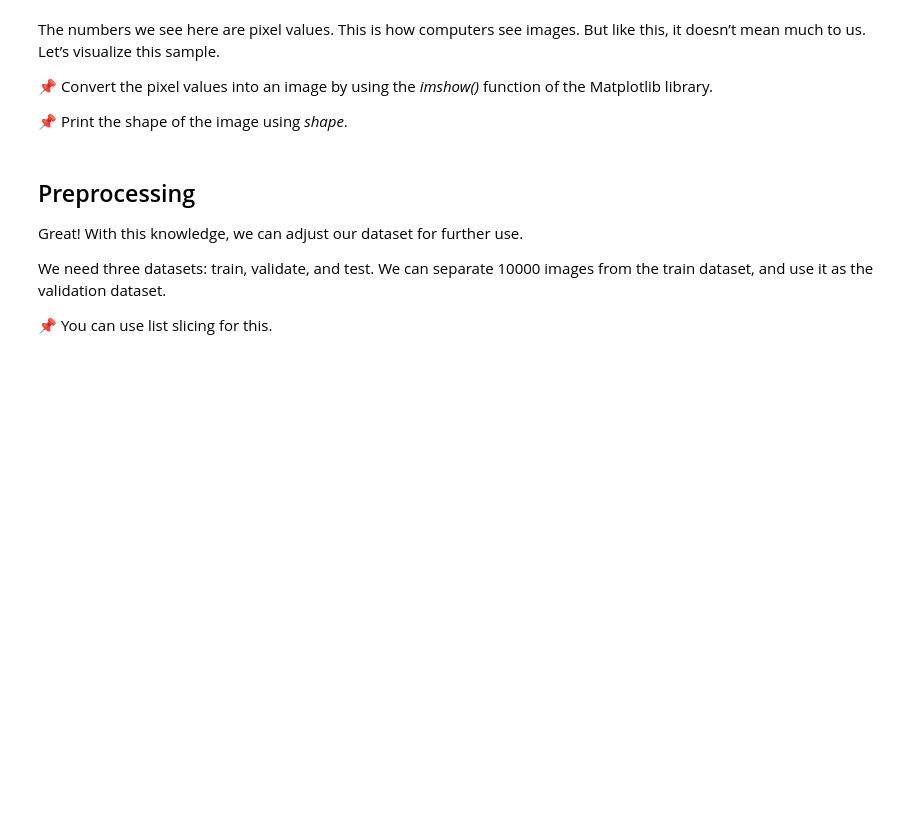
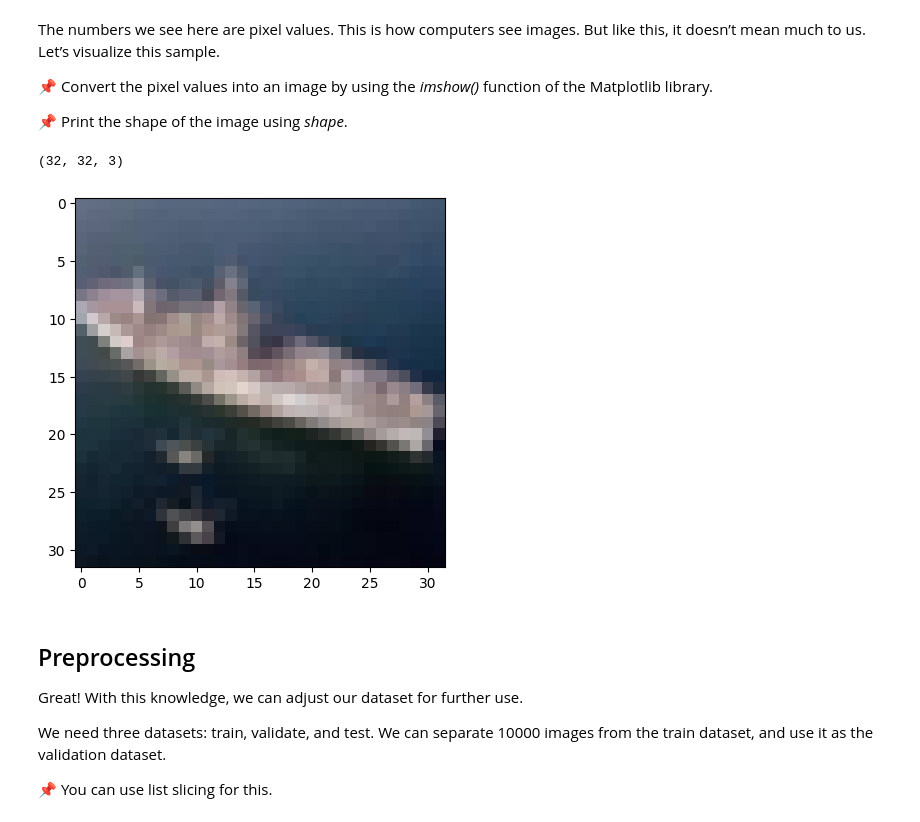
Before and after one commit to shubschmid/Convolutional-Neural-Network, a Jupyter notebook: ConvolutionalNeuralNetwork.ipynb, the cells around one changed output. Saved outputs shown, nothing was run; the diff lists cells and outputs as text; code cells hidden in the pictures; blank space fills up the shorter version.

```diff
--- a/ConvolutionalNeuralNetwork.ipynb
+++ b/ConvolutionalNeuralNetwork.ipynb
@@ -26,4 +26,4 @@ Let's download the CIFAR-10 dataset which is included in Keras and assign it to
 📌 Use the datasets.cifar10.load_data() function of the Keras.
 # %%
 # Download the cifar-10 dataset included in Keras
-(X_train, Y_train), (X_test, Y_test) = tk.keras.datasets.cifar10.load_data()
+(X_train, Y_train), (X_test, Y_test) = tf.keras.datasets.cifar10.load_data()
@@ -47,8 +72,13 @@ The numbers we see here are pixel values. This is how computers see images. But
 📌 Print the shape of the image using *shape*.
 # %%
 # Use the .imshow() function and show the plot
+plt.imshow(X_test[789])
 
 # Print the shape of the sample image
+print(X_test[789].shape)
+# %% [output]
+(32, 32, 3)
+[figure, added]
 # %% [markdown]
 ## Preprocessing
 Great! With this knowledge, we can adjust our dataset for further use.
```
Also changed, not shown: parts of 10 cells of this notebook.
